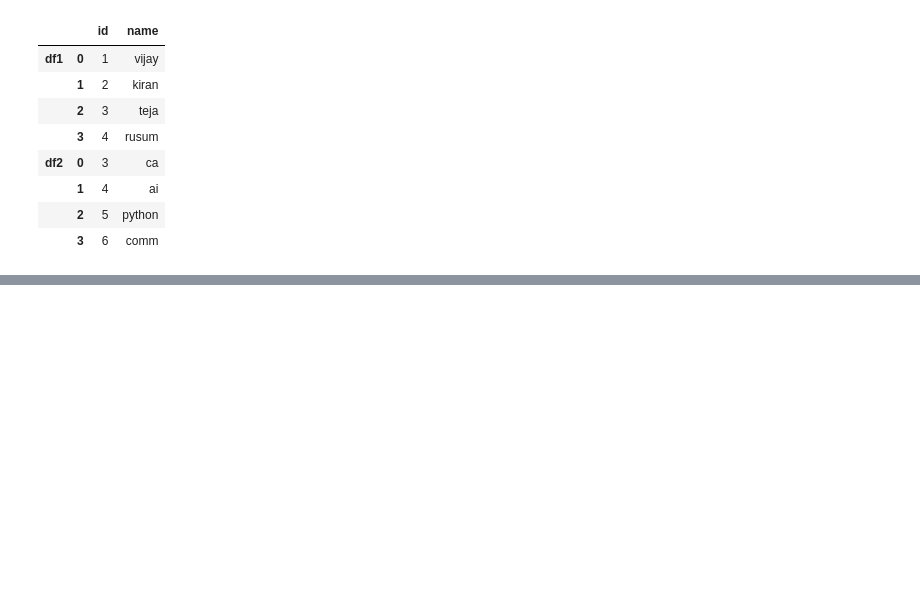
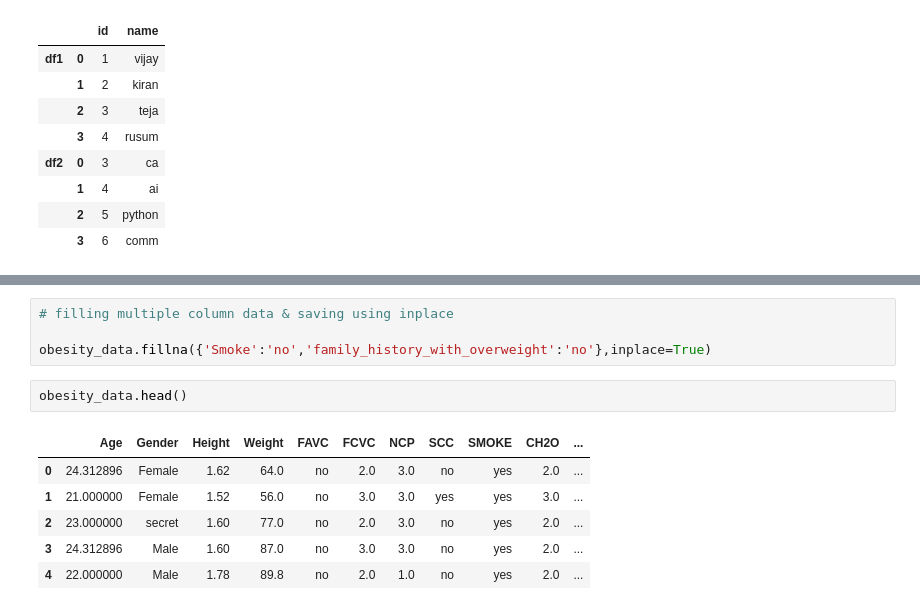
Before and after one commit to iam-vijay-kiran/Data_engineer, a Jupyter notebook: Python/pandas/pandas_straight_forward.ipynb, the cells around one changed output, grey strips where cells are left out. Drawn from its saved outputs; the diff is of its cells as text; blank space fills up the shorter version.

```diff
--- a/Python/pandas/pandas_straight_forward.ipynb
+++ b/Python/pandas/pandas_straight_forward.ipynb
@@ -1000,0 +1172,13 @@ result_3
+# %%
+# filling multiple column data & saving using inplace
+
+obesity_data.fillna({'Smoke':'no','family_history_with_overweight':'no'},inplace=True)
+# %%
+obesity_data.head()
+# %% [output]
+|  | Age | Gender | Height | Weight | FAVC | FCVC | NCP | SCC | SMOKE | CH2O | ... |
+| 0 | 24.312896 | Female | 1.62 | 64.0 | no | 2.0 | 3.0 | no | yes | 2.0 | ... |
+| 1 | 21.000000 | Female | 1.52 | 56.0 | no | 3.0 | 3.0 | yes | yes | 3.0 | ... |
+| 2 | 23.000000 | secret | 1.60 | 77.0 | no | 2.0 | 3.0 | no | yes | 2.0 | ... |
+| 3 | 24.312896 | Male | 1.60 | 87.0 | no | 3.0 | 3.0 | no | yes | 2.0 | ... |
+| 4 | 22.000000 | Male | 1.78 | 89.8 | no | 2.0 | 1.0 | no | yes | 2.0 | ... |
```
Also changed, not shown: parts of 28 cells of this notebook.
